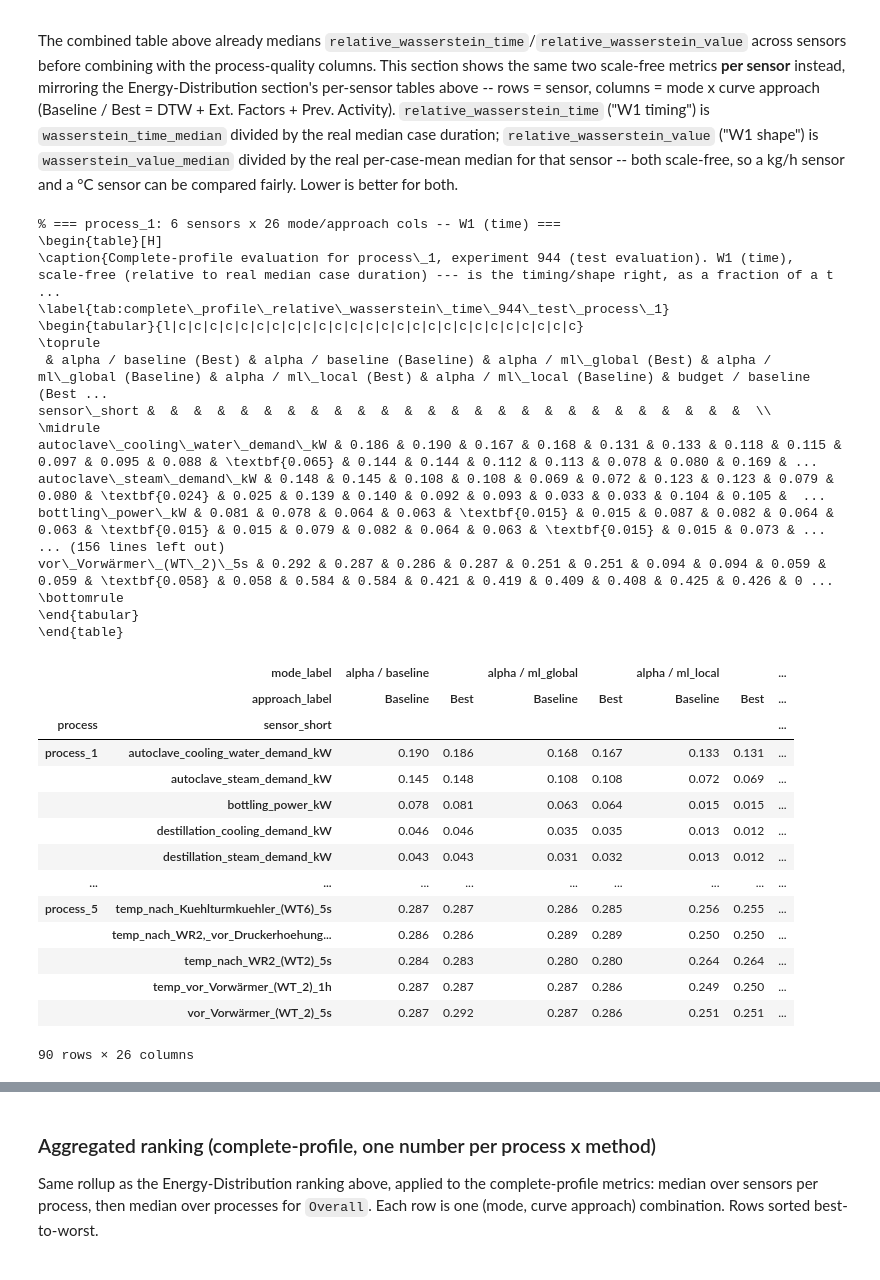
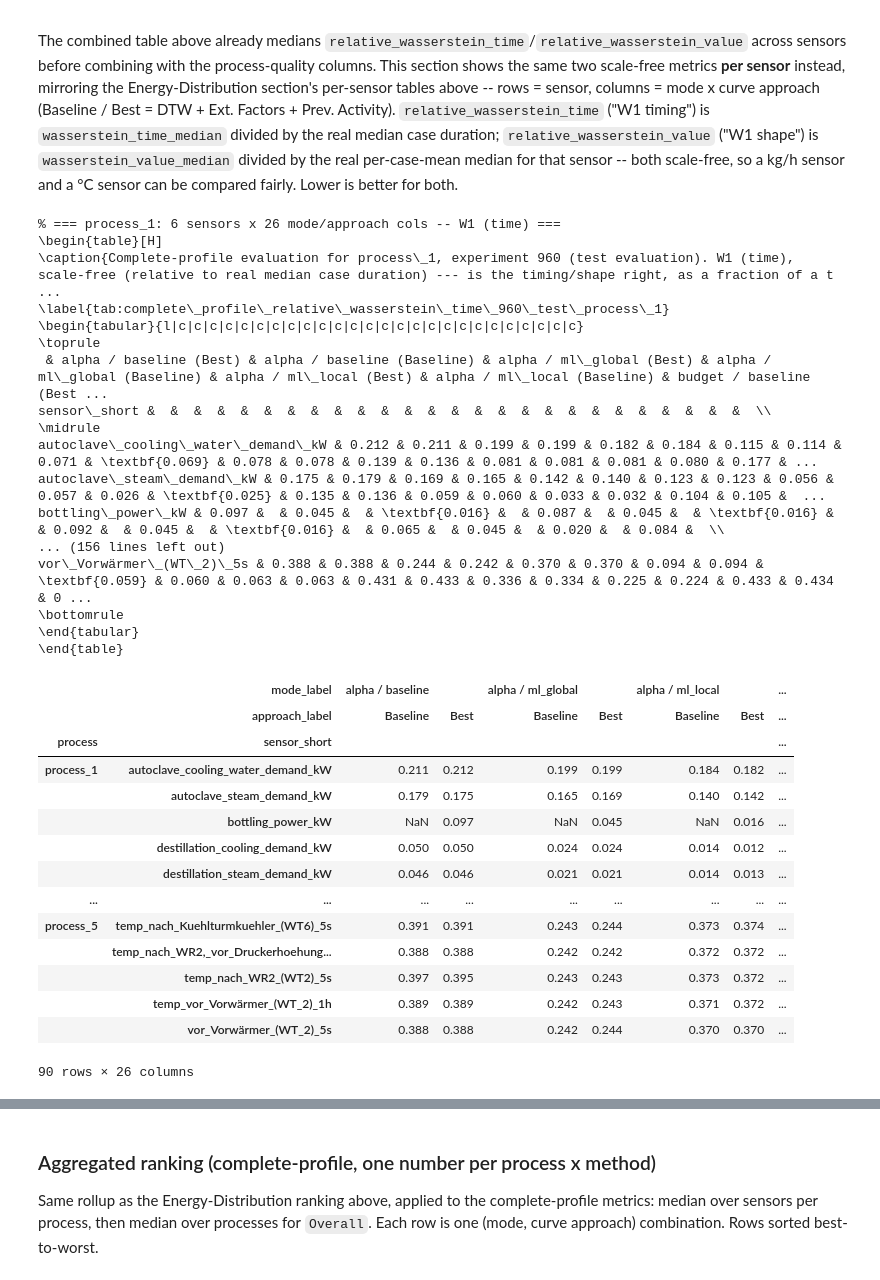
Before and after one commit to zapataunipaderborn/process_energy_demand_modelling, a Jupyter notebook: src/results_latex_table.ipynb, the cells around one changed output, grey strips where cells are left out. Cells and saved outputs as stored; diff of their text form; code cells hidden in the pictures.

```diff
--- a/src/results_latex_table.ipynb
+++ b/src/results_latex_table.ipynb
@@ -1988,7 +1877,7 @@ Relative (scale-free) complete-curve metrics added.
 # Two extra column groups per approach: W1 (time), rel. [is the timing/shape right,
 # as a fraction of typical case duration] and W1 (value), rel. [is the distribution
 # of magnitudes right, as a fraction of the sensor's real typical scale] -- for the
-# Baseline and the exog_prev_activity ("DTW + ML + Ext. Factors") approach.
+# Baseline and the ml_exog_prev_activity ("DTW + ML + Ext. Factors") approach.
 # Uses the scale-free relative_wasserstein_* columns (see the cell above) rather
 # than the raw wasserstein_time_median/wasserstein_value_median -- those are in
 # minutes / raw sensor units respectively, so a straight median across sensors of
@@ -2061,14 +1950,14 @@ else:
         sub_pe = sub_pe.reindex([r for r in row_order if r in sub_pe.index])
         sub_pe.columns = [METRIC_LABELS.get(c, c) for c in sub_pe.columns]
 
-        for _ck, _ctag in [('baseline', 'Baseline'), ('exog_prev_activity', 'Best')]:
+        for _ck, _ctag in [('baseline', 'Baseline'), ('ml_exog_prev_activity', 'Best')]:
             for _m in _cc_metrics:
                 sub_pe[f'{_m} ({_ctag})'] = float('nan')
 
         for row_lbl in sub_pe.index:
             _pml, _dpl = split_mode(row_lbl)
             _sm = _label_to_simmode_cc(_pml, _dpl)
-            for _ck, _ctag in [('baseline', 'Baseline'), ('exog_prev_activity', 'Best')]:
+            for _ck, _ctag in [('baseline', 'Baseline'), ('ml_exog_prev_activity', 'Best')]:
                 _cv = _cc_vals(proc, _sm, _ck)
                 for _m, _v in _cv.items():
                     sub_pe.loc[row_lbl, f'{_m} ({_ctag})'] = _v
@@ -2236,7 +2125,7 @@ sensor can be compared fairly. Lower is better for both.
 # %%
 # -- Per-sensor breakdown: complete-profile W1 (time) / W1 (value), relative --
 # rows = sensor, columns = mode x approach (Baseline / Best)
-_cc_approach_labels = {'baseline': 'Baseline', 'exog_prev_activity': 'Best'}
+_cc_approach_labels = {'baseline': 'Baseline', 'ml_exog_prev_activity': 'Best'}
 
 def _cc_per_sensor_table(metric_col, metric_label, metric_desc):
     if df_complete_curve.empty:
@@ -2283,50 +2172,50 @@ def _cc_per_sensor_table(metric_col, metric_label, metric_desc):
         )
         print(f'% === {proc}: {pivot.shape[0]} sensors x {pivot.shape[1]} mode/approach cols -- {metric_label} ===')
         print(latex.replace('_', r'\_'))
         print()
 
     display(
         dfc.pivot_table(index=['process', 'sensor_short'], columns=['mode_label', 'approach_label'],
                         values=metric_col, aggfunc='first').round(3)
     )
 
 _cc_per_sensor_table(
     'relative_wasserstein_time', 'W1 (time)',
     r"W1 (time), scale-free (relative to real median case duration) --- is the timing/shape right, "
     r"as a fraction of a typical case."
 )
 # %% [output]
 % === process_1: 6 sensors x 26 mode/approach cols -- W1 (time) ===
 \begin{table}[H]
-\caption{Complete-profile evaluation for process\_1, experiment 944 (test evaluation). W1 (time), scale-free (relative to real median case duration) --- is the timing/shape right, as a fraction of a t ...
-\label{tab:complete\_profile\_relative\_wasserstein\_time\_944\_test\_process\_1}
+\caption{Complete-profile evaluation for process\_1, experiment 960 (test evaluation). W1 (time), scale-free (relative to real median case duration) --- is the timing/shape right, as a fraction of a t ...
+\label{tab:complete\_profile\_relative\_wasserstein\_time\_960\_test\_process\_1}
 \begin{tabular}{l|c|c|c|c|c|c|c|c|c|c|c|c|c|c|c|c|c|c|c|c|c|c|c|c|c|c}
 \toprule
  & alpha / baseline (Best) & alpha / baseline (Baseline) & alpha / ml\_global (Best) & alpha / ml\_global (Baseline) & alpha / ml\_local (Best) & alpha / ml\_local (Baseline) & budget / baseline (Best ...
 sensor\_short &  &  &  &  &  &  &  &  &  &  &  &  &  &  &  &  &  &  &  &  &  &  &  &  &  &  \\
 \midrule
-autoclave\_cooling\_water\_demand\_kW & 0.186 & 0.190 & 0.167 & 0.168 & 0.131 & 0.133 & 0.118 & 0.115 & 0.097 & 0.095 & 0.088 & \textbf{0.065} & 0.144 & 0.144 & 0.112 & 0.113 & 0.078 & 0.080 & 0.169 & ...
-autoclave\_steam\_demand\_kW & 0.148 & 0.145 & 0.108 & 0.108 & 0.069 & 0.072 & 0.123 & 0.123 & 0.079 & 0.080 & \textbf{0.024} & 0.025 & 0.139 & 0.140 & 0.092 & 0.093 & 0.033 & 0.033 & 0.104 & 0.105 &  ...
-bottling\_power\_kW & 0.081 & 0.078 & 0.064 & 0.063 & \textbf{0.015} & 0.015 & 0.087 & 0.082 & 0.064 & 0.063 & \textbf{0.015} & 0.015 & 0.079 & 0.082 & 0.064 & 0.063 & \textbf{0.015} & 0.015 & 0.073 & ...
+autoclave\_cooling\_water\_demand\_kW & 0.212 & 0.211 & 0.199 & 0.199 & 0.182 & 0.184 & 0.115 & 0.114 & 0.071 & \textbf{0.069} & 0.078 & 0.078 & 0.139 & 0.136 & 0.081 & 0.081 & 0.081 & 0.080 & 0.177 & ...
+autoclave\_steam\_demand\_kW & 0.175 & 0.179 & 0.169 & 0.165 & 0.142 & 0.140 & 0.123 & 0.123 & 0.056 & 0.057 & 0.026 & \textbf{0.025} & 0.135 & 0.136 & 0.059 & 0.060 & 0.033 & 0.032 & 0.104 & 0.105 &  ...
+bottling\_power\_kW & 0.097 &  & 0.045 &  & \textbf{0.016} &  & 0.087 &  & 0.045 &  & \textbf{0.016} &  & 0.092 &  & 0.045 &  & \textbf{0.016} &  & 0.065 &  & 0.045 &  & 0.020 &  & 0.084 &  \\
 ... (156 lines left out)
-vor\_Vorwärmer\_(WT\_2)\_5s & 0.292 & 0.287 & 0.286 & 0.287 & 0.251 & 0.251 & 0.094 & 0.094 & 0.059 & 0.059 & \textbf{0.058} & 0.058 & 0.584 & 0.584 & 0.421 & 0.419 & 0.409 & 0.408 & 0.425 & 0.426 & 0 ...
+vor\_Vorwärmer\_(WT\_2)\_5s & 0.388 & 0.388 & 0.244 & 0.242 & 0.370 & 0.370 & 0.094 & 0.094 & \textbf{0.059} & 0.060 & 0.063 & 0.063 & 0.431 & 0.433 & 0.336 & 0.334 & 0.225 & 0.224 & 0.433 & 0.434 & 0 ...
 \bottomrule
 \end{tabular}
 \end{table}
 |  | mode_label | alpha / baseline |  | alpha / ml_global |  | alpha / ml_local |  | ... |
 |  | approach_label | Baseline | Best | Baseline | Best | Baseline | Best | ... |
 | process | sensor_short |  |  |  |  |  |  | ... |
-| process_1 | autoclave_cooling_water_demand_kW | 0.190 | 0.186 | 0.168 | 0.167 | 0.133 | 0.131 | ... |
-|  | autoclave_steam_demand_kW | 0.145 | 0.148 | 0.108 | 0.108 | 0.072 | 0.069 | ... |
-|  | bottling_power_kW | 0.078 | 0.081 | 0.063 | 0.064 | 0.015 | 0.015 | ... |
-|  | destillation_cooling_demand_kW | 0.046 | 0.046 | 0.035 | 0.035 | 0.013 | 0.012 | ... |
-|  | destillation_steam_demand_kW | 0.043 | 0.043 | 0.031 | 0.032 | 0.013 | 0.012 | ... |
+| process_1 | autoclave_cooling_water_demand_kW | 0.211 | 0.212 | 0.199 | 0.199 | 0.184 | 0.182 | ... |
+|  | autoclave_steam_demand_kW | 0.179 | 0.175 | 0.165 | 0.169 | 0.140 | 0.142 | ... |
+|  | bottling_power_kW | NaN | 0.097 | NaN | 0.045 | NaN | 0.016 | ... |
+|  | destillation_cooling_demand_kW | 0.050 | 0.050 | 0.024 | 0.024 | 0.014 | 0.012 | ... |
+|  | destillation_steam_demand_kW | 0.046 | 0.046 | 0.021 | 0.021 | 0.014 | 0.013 | ... |
 | ... | ... | ... | ... | ... | ... | ... | ... | ... |
-| process_5 | temp_nach_Kuehlturmkuehler_(WT6)_5s | 0.287 | 0.287 | 0.286 | 0.285 | 0.256 | 0.255 | ... |
-|  | temp_nach_WR2,_vor_Druckerhoehung... | 0.286 | 0.286 | 0.289 | 0.289 | 0.250 | 0.250 | ... |
-|  | temp_nach_WR2_(WT2)_5s | 0.284 | 0.283 | 0.280 | 0.280 | 0.264 | 0.264 | ... |
-|  | temp_vor_Vorwärmer_(WT_2)_1h | 0.287 | 0.287 | 0.287 | 0.286 | 0.249 | 0.250 | ... |
-|  | vor_Vorwärmer_(WT_2)_5s | 0.287 | 0.292 | 0.287 | 0.286 | 0.251 | 0.251 | ... |
+| process_5 | temp_nach_Kuehlturmkuehler_(WT6)_5s | 0.391 | 0.391 | 0.243 | 0.244 | 0.373 | 0.374 | ... |
+|  | temp_nach_WR2,_vor_Druckerhoehung... | 0.388 | 0.388 | 0.242 | 0.242 | 0.372 | 0.372 | ... |
+|  | temp_nach_WR2_(WT2)_5s | 0.397 | 0.395 | 0.243 | 0.243 | 0.373 | 0.372 | ... |
+|  | temp_vor_Vorwärmer_(WT_2)_1h | 0.389 | 0.389 | 0.242 | 0.243 | 0.371 | 0.372 | ... |
+|  | vor_Vorwärmer_(WT_2)_5s | 0.388 | 0.388 | 0.242 | 0.244 | 0.370 | 0.370 | ... |
 90 rows × 26 columns
 # %%
 _cc_per_sensor_table(
```
Also changed, not shown: parts of 48 cells of this notebook, 7 other files.
